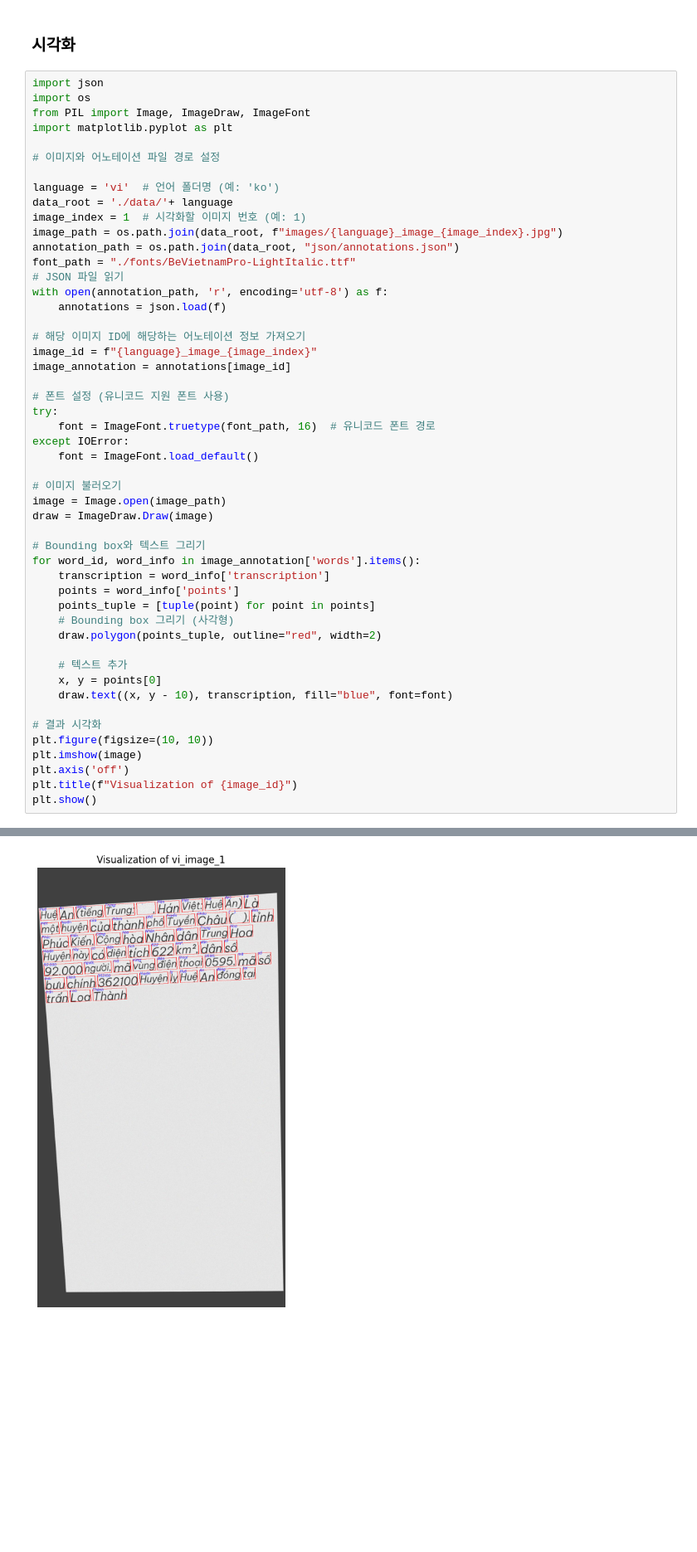
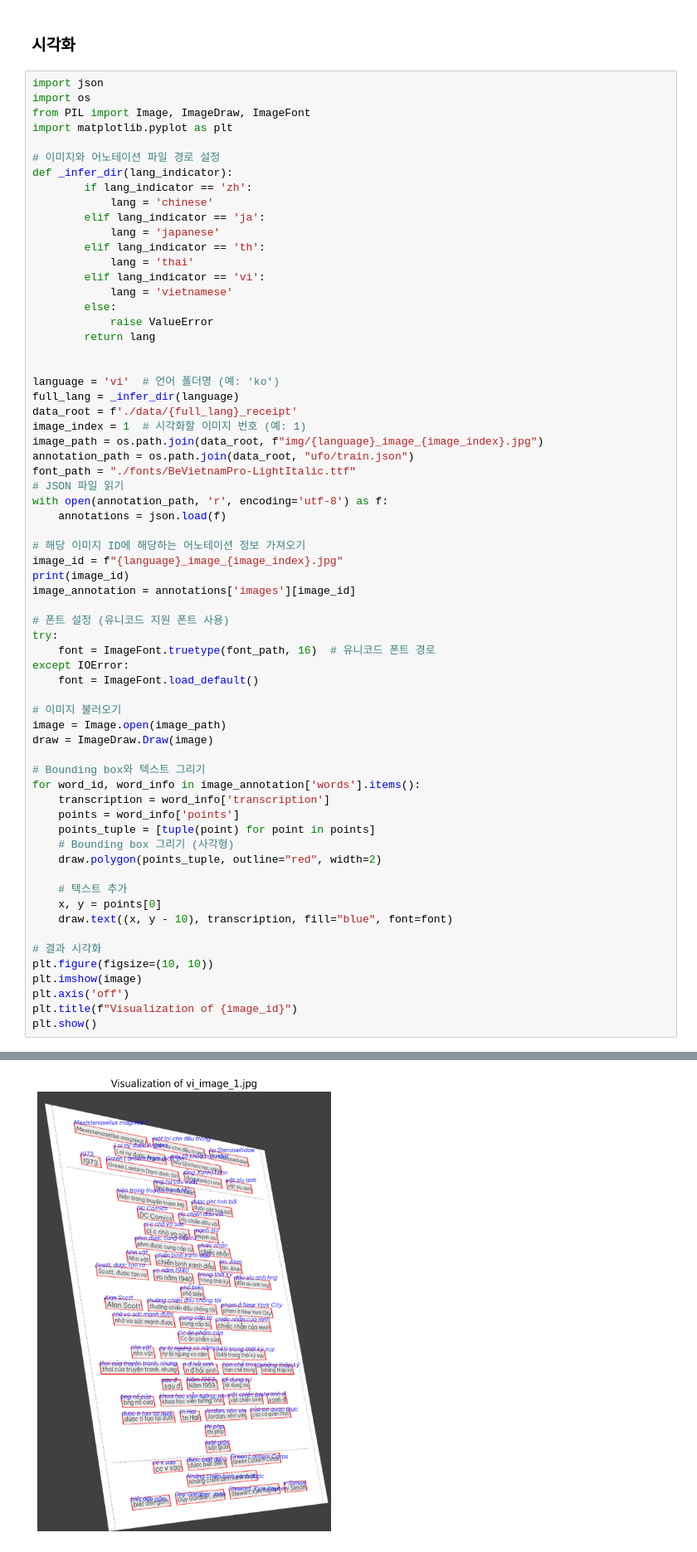
Before and after one commit to boostcampaitech7/level2-cv-datacentric-cv-06, a Jupyter notebook: Textgen/Textgen.ipynb, the cells around one changed output, grey strips where cells are left out. Shown at 83% size. Cells and saved outputs as stored; diff of their text form; blank space fills up the shorter version.

```diff
--- a/Textgen/Textgen.ipynb
+++ b/Textgen/Textgen.ipynb
@@ -14,20 +7,35 @@ from PIL import Image, ImageDraw, ImageFont
 import matplotlib.pyplot as plt
 
 # 이미지와 어노테이션 파일 경로 설정
+def _infer_dir(lang_indicator):
+        if lang_indicator == 'zh':
+            lang = 'chinese'
+        elif lang_indicator == 'ja':
+            lang = 'japanese'
+        elif lang_indicator == 'th':
+            lang = 'thai'
+        elif lang_indicator == 'vi':
+            lang = 'vietnamese'
+        else:
+            raise ValueError
+        return lang
+
 
 language = 'vi'  # 언어 폴더명 (예: 'ko')
-data_root = './data/'+ language
+full_lang = _infer_dir(language)
+data_root = f'./data/{full_lang}_receipt'
 image_index = 1  # 시각화할 이미지 번호 (예: 1)
-image_path = os.path.join(data_root, f"images/{language}_image_{image_index}.jpg")
-annotation_path = os.path.join(data_root, "json/annotations.json")
+image_path = os.path.join(data_root, f"img/{language}_image_{image_index}.jpg")
+annotation_path = os.path.join(data_root, "ufo/train.json")
 font_path = "./fonts/BeVietnamPro-LightItalic.ttf"
 # JSON 파일 읽기
 with open(annotation_path, 'r', encoding='utf-8') as f:
     annotations = json.load(f)
 
 # 해당 이미지 ID에 해당하는 어노테이션 정보 가져오기
-image_id = f"{language}_image_{image_index}"
-image_annotation = annotations[image_id]
+image_id = f"{language}_image_{image_index}.jpg"
+print(image_id)
+image_annotation = annotations['images'][image_id]
 
 # 폰트 설정 (유니코드 지원 폰트 사용)
 try:
@@ -61 +70 @@ plt.show()
-[figure, old version]
+[figure, new version]
```
Also changed, not shown: parts of 3 cells of this notebook, 13 other files.
